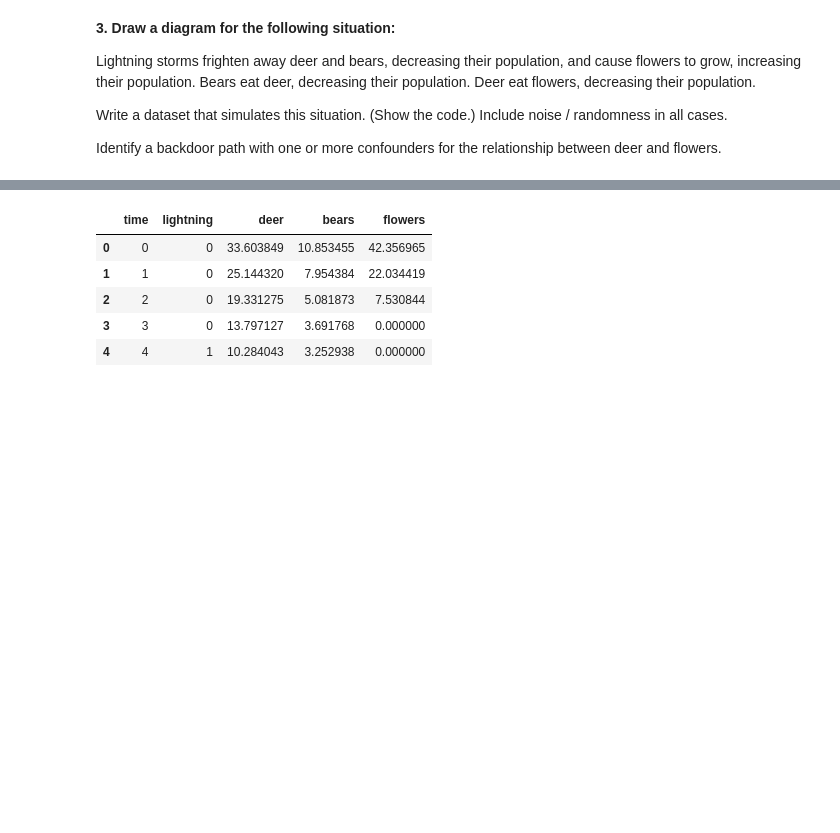
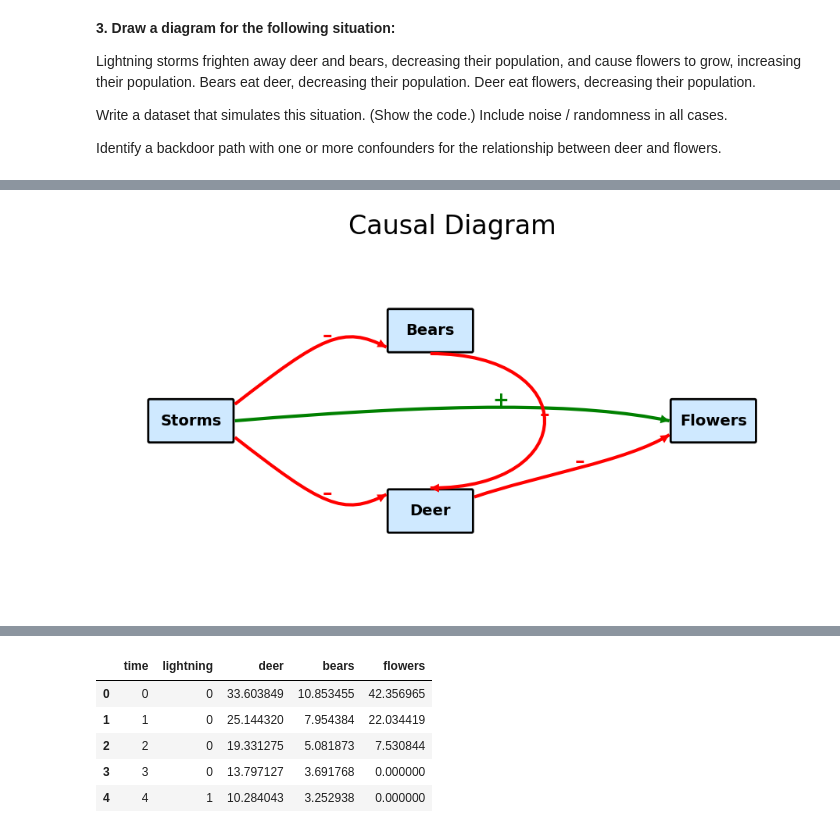
Before and after one commit to muathdb/Week-5-8-HW-reflection, a Jupyter notebook: Week 5-8 reflection-abusamreh-Muath.ipynb, the cells around one changed output, grey strips where cells are left out. Cells and saved outputs as stored; diff of their text form; code cells hidden in the pictures; blank space fills up the shorter version.

```diff
--- a/Week 5-8 reflection-abusamreh-Muath.ipynb
+++ b/Week 5-8 reflection-abusamreh-Muath.ipynb
@@ -135,0 +90,84 @@ plt.show()
+# %%
+def add_node(ax, xy, text, w=1.9, h=0.9):
+    x, y = xy
+    rect = FancyBboxPatch((x-w/2,y-h/2), w, h, boxstyle="round,pad=0.03", linewidth=2, edgecolor="black", facecolor="#cfe9ff")
+    ax.add_patch(rect)
+    ax.text(x, y, text, ha='center', va='center', fontsize=14, fontweight='bold')
+    return (x, y, w, h)
+
+def clip_edge(src, dst, w, h, pad=0.06):
+    x0, y0 = src; x1, y1 = dst
+    dx, dy = x1-x0, y1-y0
+    if dx==0 and dy==0: return src
+    sx = (w/2+pad)/abs(dx) if dx!=0 else float('inf')
+    sy = (h/2+pad)/abs(dy) if dy!=0 else float('inf')
+    s = min(sx,sy)
+    return (x0+dx*s, y0+dy*s)
+
+# Midpoint on Bézier
+def cubic_mid(p0,p1,p2,p3):
+    t=0.5; u=1-t
+    return (u**3*p0[0]+3*u**2*t*p1[0]+3*u*t**2*p2[0]+t**3*p3[0],
+            u**3*p0[1]+3*u**2*t*p1[1]+3*u*t**2*p2[1]+t**3*p3[1])
+
+# Draw Cubic Arrow
+def draw_cubic_arrow(ax, p0, p1, p2, p3, sign, color, z=4, text_offset=(0,0.15)):
+    path = Path([p0, p1, p2, p3], [Path.MOVETO, Path.CURVE4, Path.CURVE4, Path.CURVE4])
+    ax.add_patch(patches.PathPatch(path, lw=3, edgecolor=color, facecolor="none", zorder=z))
+
+    # Arrowhead at end (near Deer)
+    tx, ty = p3[0]-p2[0], p3[1]-p2[1]
+    ax.add_patch(FancyArrowPatch(posA=(p3[0]-0.01*tx, p3[1]-0.01*ty),
+                                 posB=(p3[0], p3[1]),
+                                 arrowstyle='-|>', mutation_scale=20, color=color, lw=0, zorder=z+1))
+
+    # Add sign at midpoint
+    mx, my = cubic_mid(p0, p1, p2, p3)
+    ax.text(mx+text_offset[0], my+text_offset[1], sign, color=color,
+            fontsize=18, fontweight='bold', ha='center', va='center', zorder=z+2)
+
+# Draw Diagram
+def draw_causal_diagram():
+    fig, ax = plt.subplots(figsize=(11.5,6))
+    ax.set_title("Causal Diagram", fontsize=24)
+
+    pos = {"Storms":(-6,0),"Bears":(-0.5,2),"Deer":(-0.5,-2),"Flowers":(6,0)}
+    boxes = {k:add_node(ax,v,k) for k,v in pos.items()}
+
+    def anchor(a,b):
+        (x1,y1,w1,h1) = boxes[a]
+        (x2,y2,w2,h2) = boxes[b]
+        return clip_edge((x1,y1),(x2,y2),w1,h1), clip_edge((x2,y2),(x1,y1),w2,h2)
+
+    # Storms -> Bears (−)
+    a,b = anchor("Storms","Bears")
+    draw_cubic_arrow(ax,a,(a[0]+2,a[1]+1.5),(b[0]-1,b[1]+0.5),b,"–","red",z=3)
+
+    # Storms -> Deer (−)
+    a,b = anchor("Storms","Deer")
+    draw_cubic_arrow(ax,a,(a[0]+2,a[1]-1.5),(b[0]-1,b[1]-0.5),b,"–","red",z=3)
+
+    # Storms -> Flowers (+)
+    a,b = anchor("Storms","Flowers")
+    draw_cubic_arrow(ax,a,(0,0.4),(3,0.4),b,"+","green",z=2)
+
+    # Bears -> Deer (−) FIXED
+    (bx,by,w,h) = boxes["Bears"]
+    (dx,dy,_,_) = boxes["Deer"]
+    p0 = clip_edge((bx,by),(dx,dy),w,h)
+    p3 = clip_edge((dx,dy),(bx,by),w,h)
+    p1 = (bx+3.5, by-0.5)
+    p2 = (dx+3.5, dy+0.5)
+    draw_cubic_arrow(ax,p0,p1,p2,p3,"–","red",z=5)
+
+    # Deer -> Flowers (−)
+    a,b = anchor("Deer","Flowers")
+    draw_cubic_arrow(ax,a,(2,-1.2),(4,-0.9),b,"–","red",z=3)
+
+    ax.set_xlim(-8,8); ax.set_ylim(-4,4)
+    ax.axis("off")
+    plt.show()
+
+draw_causal_diagram()
+# %% [output]
+[figure, added]
```
Also changed, not shown: parts of 7 cells of this notebook, 1 other file.
